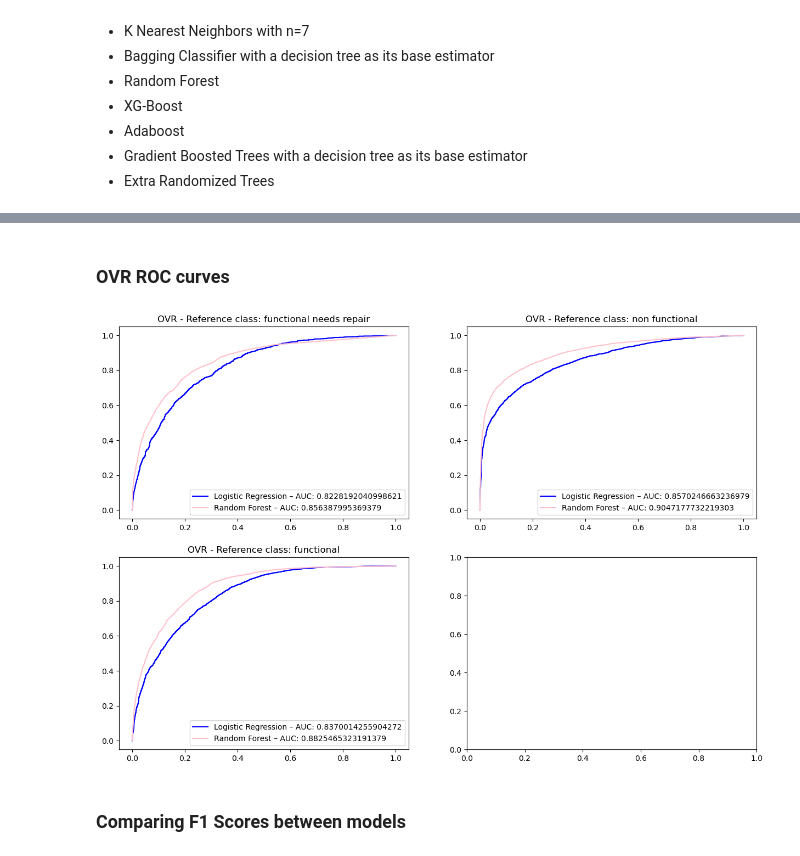
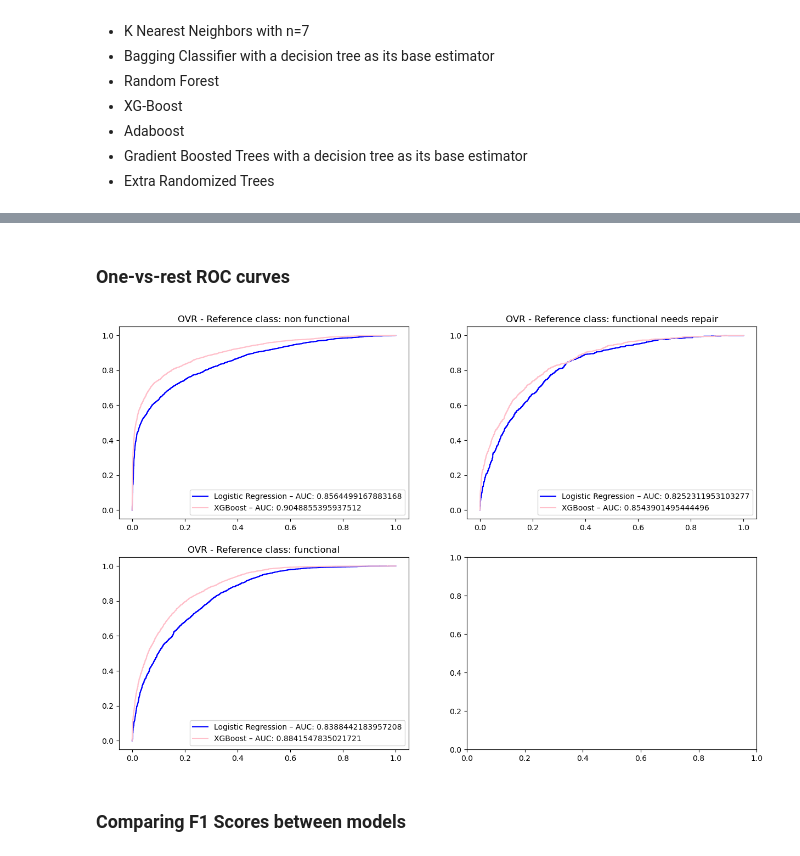
Before and after one commit to Jellohub/phase_3_project, a Jupyter notebook: notebook.ipynb, the cells around one changed output, grey strips where cells are left out. Cells and saved outputs as stored; diff of their text form; code cells hidden in the pictures.

```diff
--- a/notebook.ipynb
+++ b/notebook.ipynb
@@ -651,13 +640,13 @@ estimators = {'Logistic Regression': LogisticRegression(),
               'Gradient Boosted Trees': GradientBoostingClassifier(n_estimators=200, max_features=50, random_state=state),
               'Extra Randomized Trees': ExtraTreesClassifier(n_estimators=100, random_state=state)}
 # %%
-# {0: 3243} – just the original dataset
-# {0: 10000} – increasing instances of functional needs repair to 10,000
-# {0: 15000} – increasing instances of functional needs repair to 15,000
-# {0: 20000} – increasing instances of functional needs repair to 20,000
+# {1: 3243} – just the original dataset
+# {1: 10000} – increasing instances of functional needs repair to 10,000
+# {1: 15000} – increasing instances of functional needs repair to 15,000
+# {1: 20000} – increasing instances of functional needs repair to 20,000
 # auto – increasing instances of functional needs repair to whatever the most frequent class has
 
-resampled_datasets = {str(n): SMOTE(sampling_strategy=n, random_state=state).fit_resample(X_train, y_train) for n in [{0: 3243}, {0: 10000}, {0: 15000}, {0: 20000}, 'auto']}
+resampled_datasets = {str(n): SMOTE(sampling_strategy=n, random_state=state).fit_resample(X_train, y_train) for n in [{1: 3243}, {1: 10000}, {1: 15000}, {1: 20000}, 'auto']}
 resampled_datasets = [(name, key[0], key[1]) for name, key in resampled_datasets.items()]
 # %%
 # Dictionary for our results
@@ -679,8 +668,13 @@ for name, estimator in estimators.items():
         est.fit(ratio_X, ratio_y)
         predictions = est.predict(X_test)
 
+        matrix = pd.DataFrame(confusion_matrix(y_test, predictions))
+
+        # Percentage of Non functional wells classified as functional
+        error = matrix[0][2]/len(y_test[y_test==0])
+
         report = pd.DataFrame(classification_report(y_test, predictions, output_dict=True))
-        matrix = pd.DataFrame(confusion_matrix(y_test, predictions))
+        report['bad_error'] = [error, None, None, None]
 
         # For this particular estimator and resampled dataset, we are recording:
         # 1) Our predictions, 2) Classification report, and 3) Confusion matrix
@@ -781,11 +765,12 @@ The ROC curve is a popular visualization of model performance.
 # %% [markdown]
-### OVR ROC curves
+### One-vs-rest ROC curves
 # %%
 maps = [{0:1, 1:0, 2:0},
         {0:0, 1:1, 2:0},
         {0:0, 1:0, 2:1}]
 
-namez = [f"OVR - Reference class: {Category}" for Category in ['functional needs repair', 'non functional', 'functional']]
+namez = [f"OVR - Reference class: {Category}"
+         for Category in ['non functional', 'functional needs repair', 'functional']]
 # %%
 from sklearn.metrics import DetCurveDisplay, RocCurveDisplay
 
@@ -828,7 +813,7 @@ for i in [0,1,2]:
     ovr_test = list(y_test.replace(maps[i]))
     ovr_train = list(resampled_datasets[1][2].replace(maps[i]))
 
-    est = RandomForestClassifier(random_state=state)
+    est = XGBClassifier(random_state=state)
     est.fit(resampled_datasets[1][1], ovr_train)
 
     plot = RocCurveDisplay.from_estimator(est, X_test, ovr_test, ax=ax[row][col], name=namez[i]).line_
@@ -842,18 +827,18 @@ for i in [0,1,2]:
 # %%
 fig, ax = plt.subplots(2,2, figsize=(15,10))
 
 for i in [0,1,2]:
 
     row = i//2
     col=i%2
 
     ax[row][col].plot(xdatas[i], ydatas[i], color='blue', label=f"Logistic Regression – AUC: {auc(xdatas[i], ydatas[i])}")
-    ax[row][col].plot(xdatas2[i], ydatas2[i], color='pink', label=f"Random Forest – AUC: {auc(xdatas2[i], ydatas2[i])}")
+    ax[row][col].plot(xdatas2[i], ydatas2[i], color='pink', label=f"XGBoost – AUC: {auc(xdatas2[i], ydatas2[i])}")
 
     ax[row][col].set_title(namez[i])
 
     ax[row][col].legend(loc=4)
 # %% [output]
-[figure, old version]
+[figure, new version]
 # %% [markdown]
 ### Comparing F1 Scores between models
```
Also changed, not shown: parts of 61 cells of this notebook, 5 other files.
